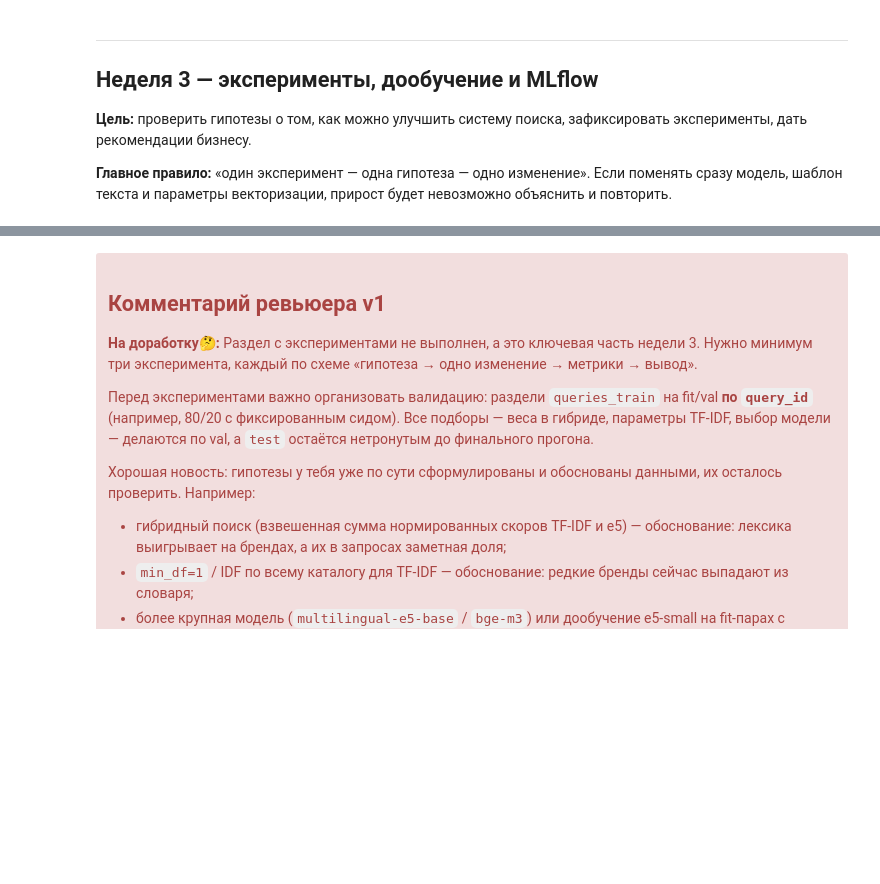
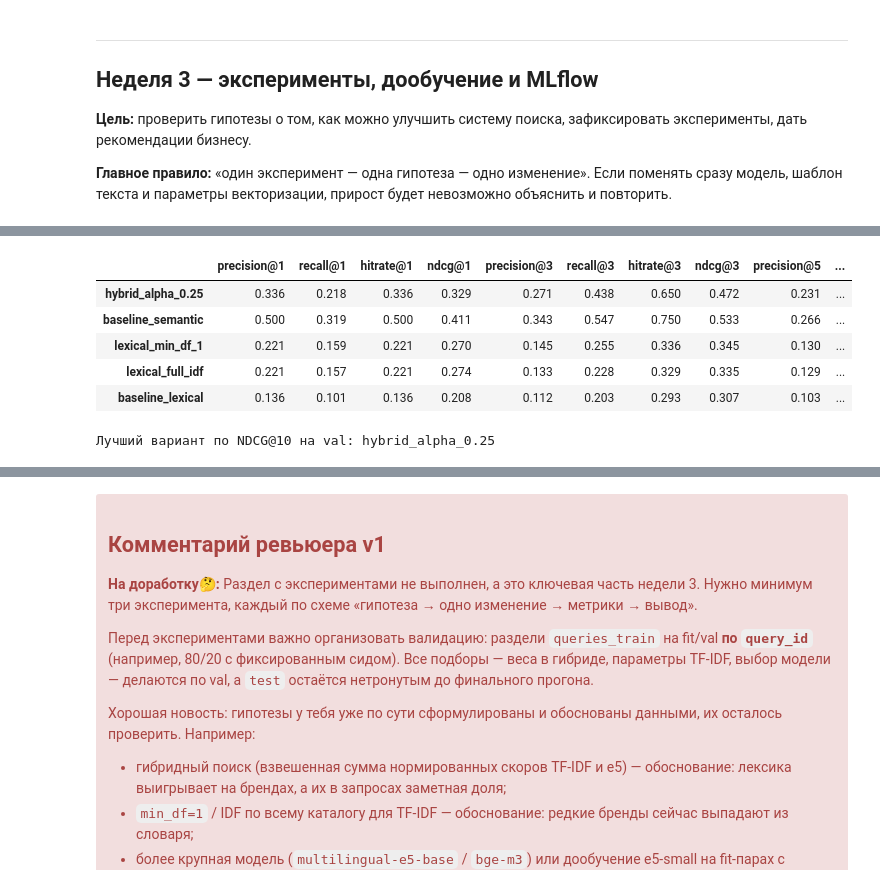
Before and after one commit to am0ky/ProjectMonth, a Jupyter notebook: АКК semantic_search_project_reviewed_v1_e5.ipynb, the cells around one changed output, grey strips where cells are left out. Drawn from its saved outputs; the diff is of its cells as text; code cells hidden in the pictures; blank space fills up the shorter version.

```diff
--- a/АКК semantic_search_project_reviewed_v1_e5.ipynb
+++ b/АКК semantic_search_project_reviewed_v1_e5.ipynb
@@ -1488,14 +1491,18 @@ display(top10)
 | 8 | 1001058 | лонгслив | лонгсливы | 0.860103 | NaN | False | False |
 | 9 | 1001059 | лонгслив | лонгсливы | 0.860103 | NaN | False | False |
 # %%
-metrics_by_brand = pd.concat({
-    name: (
-        metrics.set_index("query_id")
-        .join(is_brand.rename("is_brand"))
-        .groupby("is_brand").mean()
-    )
-    for name, metrics in per_query.items()
-}, names=["method"])
+metrics_by_brand = pd.concat(
+    {
+        name: (
+            metrics.set_index("query_id")
+            .join(is_brand.rename("is_brand"))
+            .groupby("is_brand")
+            .mean()
+        )
+        for name, metrics in per_query.items()
+    },
+    names=["method"],
+)
 
 display(metrics_by_brand.round(3))
 # %% [output]
@@ -1584,0 +1650,45 @@ Ellipsis
+# %%
+search_lexical_full_idf = make_lexical_search_with_idf(products_df, eval_df, min_df=2)
+
+hybrid_by_alpha = {
+    alpha: make_hybrid_search(eval_df, alpha=alpha) for alpha in [0.25, 0.5, 0.75]
+}
+
+experiment_searches = {
+    "baseline_lexical": search_lexical_2df,
+    "baseline_semantic": search_semantic,
+    "lexical_min_df_1": search_lexical_1df,
+    "lexical_full_idf": search_lexical_full_idf,
+}
+val_results = {
+    name: evaluate(search_fn, queries_val)
+    for name, search_fn in experiment_searches.items()
+}
+
+hybrid_val = {
+    alpha: evaluate(search_fn, queries_val)
+    for alpha, search_fn in hybrid_by_alpha.items()
+}
+best_alpha = max(
+    hybrid_val,
+    key=lambda alpha: hybrid_val[alpha]["ndcg@10"].mean(),
+)
+experiment_searches[f"hybrid_alpha_{best_alpha}"] = hybrid_by_alpha[best_alpha]
+val_results[f"hybrid_alpha_{best_alpha}"] = hybrid_val[best_alpha]
+
+val_summary = pd.DataFrame(
+    {
+        name: result.drop(columns="query_id").mean()
+        for name, result in val_results.items()
+    }
+).T.sort_values("ndcg@10", ascending=False)
+display(val_summary.round(3))
+print(f"Лучший вариант по NDCG@10 на val: {val_summary.index[0]}")
+# %% [output]
+|  | precision@1 | recall@1 | hitrate@1 | ndcg@1 | precision@3 | recall@3 | hitrate@3 | ndcg@3 | precision@5 | ... |
+| hybrid_alpha_0.25 | 0.336 | 0.218 | 0.336 | 0.329 | 0.271 | 0.438 | 0.650 | 0.472 | 0.231 | ... |
+| baseline_semantic | 0.500 | 0.319 | 0.500 | 0.411 | 0.343 | 0.547 | 0.750 | 0.533 | 0.266 | ... |
+| lexical_min_df_1 | 0.221 | 0.159 | 0.221 | 0.270 | 0.145 | 0.255 | 0.336 | 0.345 | 0.130 | ... |
+| lexical_full_idf | 0.221 | 0.157 | 0.221 | 0.274 | 0.133 | 0.228 | 0.329 | 0.335 | 0.129 | ... |
+| baseline_lexical | 0.136 | 0.101 | 0.136 | 0.208 | 0.112 | 0.203 | 0.293 | 0.307 | 0.103 | ... |
+Лучший вариант по NDCG@10 на val: hybrid_alpha_0.25
```
Also changed, not shown: parts of 19 cells of this notebook, 4 other files.
